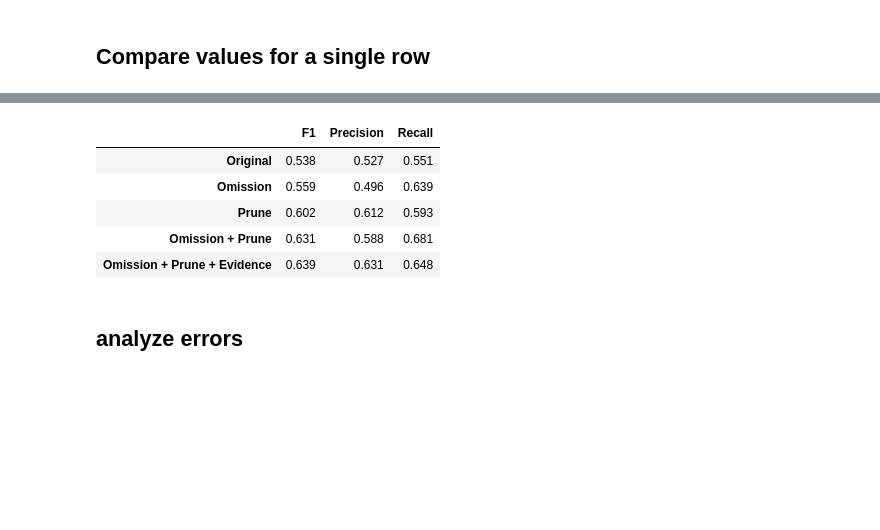
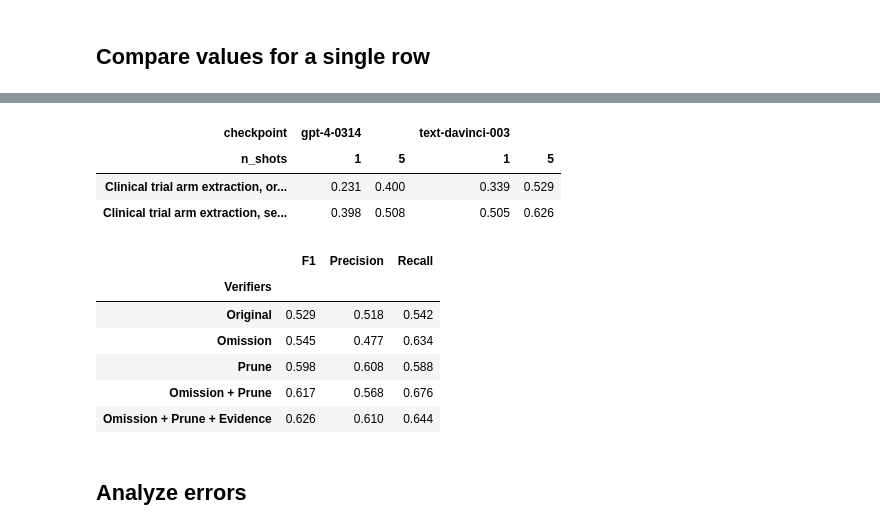
Before and after one commit to microsoft/clinical-self-verification, a Jupyter notebook: notebooks/02_ebm.ipynb, the cells around one changed output, grey strips where cells are left out. Drawn from its saved outputs; the diff is of its cells as text; code cells hidden in the pictures; blank space fills up the shorter version.

```diff
--- a/notebooks/02_ebm.ipynb
+++ b/notebooks/02_ebm.ipynb
@@ -40,34 +41,27 @@ r = r[r.dataset_name == 'ebm']
+# %%
+cols = {
+    'f1___original': 'Clinical trial arm extraction, original',
+    'f1___ov_pv_ev': 'Clinical trial arm extraction, self-verified',
+}
+rt = (
+    r.groupby(['checkpoint', 'n_shots'])[list(cols.keys())].mean().rename(columns=cols).round(3).T
+    # highlight rows 2 and 4 including the index
+    .style.apply(lambda x: ['background: lightblue' if 'self-verified' in x.name else '' for i in x], axis=1)
+    # bold index label for row 2
+    .apply(lambda x: ['font-weight: bold' if 'self-verified' in x.name else '' for i in x], axis=1)
+    .format(precision=3)
+)
+rt
+# %% [output]
+| checkpoint | gpt-4-0314 |  | text-davinci-003 |  |
+| n_shots | 1 | 5 | 1 | 5 |
+| Clinical trial arm extraction, or... | 0.231 | 0.400 | 0.339 | 0.529 |
+| Clinical trial arm extraction, se... | 0.398 | 0.508 | 0.505 | 0.626 |
 # %%
-row = r[(r.n_shots == 5) * (r.checkpoint == 'text-davinci-003')].iloc[0]
-
-
-# add metrics to r
-ks_list = [k for k in row.keys() if k.startswith("list_")]
-for k in ks_list:
-    mets_dict_single = clin.eval.eval.aggregate_precision_recall(
-        pd.DataFrame(
-            [
-                clin.eval.eval.calculate_precision_recall_from_lists(
-                    *clin.eval.ebm.process_ebm_lists(
-                        row[k][i], dfe.iloc[i]["interventions"]
-                    ),
-                    verbose=False,
-                )
-                for i in range(len(dfe))
-            ]
-        )
-    )
-    for k_met in mets_dict_single.keys():
-        row[k_met + "___" + k] = mets_dict_single[k_met]
-
-
 # show metrics
 row_df = pd.DataFrame(
     pd.Series({k: row[k] for k in row.keys() if "___" in k}).round(3)
-    # .style.format(precision=3)
-    # .background_gradient(cmap="Blues")
 ).T
-# row_df = r[(r.n_shots == 5) * (r.checkpoint == 'text-davinci-003')]
 rc = row_df[[c for c in row_df.columns if "___" in c]]
 # create multindex columns by splitting on '___'
 rc = rc.rename(columns={c: tuple(c.split("___")) for c in rc.columns})
@@ -80,40 +74,40 @@ rc = (
         columns={
             "level_0": "",
             "level_1": "Verifiers",
         }
     )
     .pivot_table(index="Verifiers", columns="", values=0)
     .round(3)
 )
-rc.index = [x.replace("list_", "") for x in rc.index.values]
-# rc.style.format(precision=3).background_gradient(cmap='Blues')
+# rc.index = [x.replace("list_", "") for x in rc.index.values]
 cols = {
     "f1": "F1",
     "precision": "Precision",
     "recall": "Recall",
 }
 rows = {
     "original": "Original",
     "ov": "Omission",
     "pv": "Prune",
     "ov_pv": "Omission + Prune",
     "ov_pv_ev": "Omission + Prune + Evidence",
 }
 (
     rc[list(cols.keys())]
     .rename(columns=cols)
     .loc[list(rows.keys())]
     .rename(index=rows)
     .style.format(precision=3)
     .background_gradient(cmap="Blues")
 )
 # %% [output]
 |  | F1 | Precision | Recall |
-| Original | 0.538 | 0.527 | 0.551 |
-| Omission | 0.559 | 0.496 | 0.639 |
-| Prune | 0.602 | 0.612 | 0.593 |
-| Omission + Prune | 0.631 | 0.588 | 0.681 |
-| Omission + Prune + Evidence | 0.639 | 0.631 | 0.648 |
+| Verifiers |  |  |  |
+| Original | 0.529 | 0.518 | 0.542 |
+| Omission | 0.545 | 0.477 | 0.634 |
+| Prune | 0.598 | 0.608 | 0.588 |
+| Omission + Prune | 0.617 | 0.568 | 0.676 |
+| Omission + Prune + Evidence | 0.626 | 0.610 | 0.644 |
 # %% [markdown]
-## analyze errors
+## Analyze errors
 # %%
```
Also changed, not shown: parts of 4 cells of this notebook, 5 other files.
